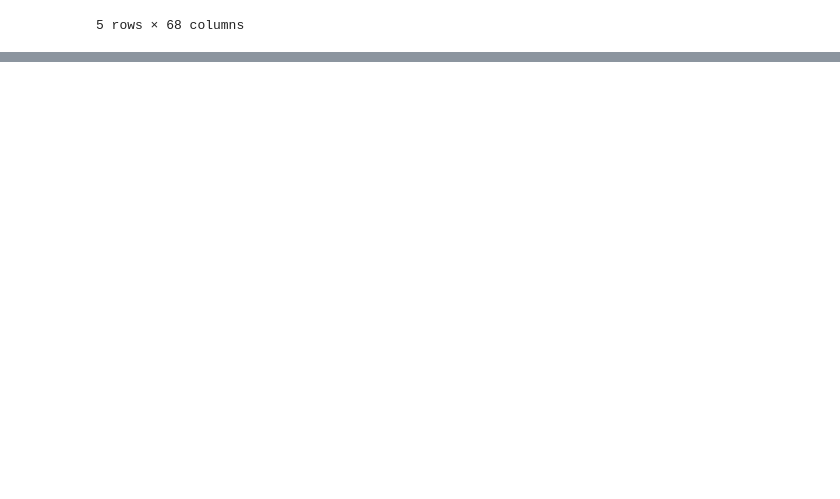
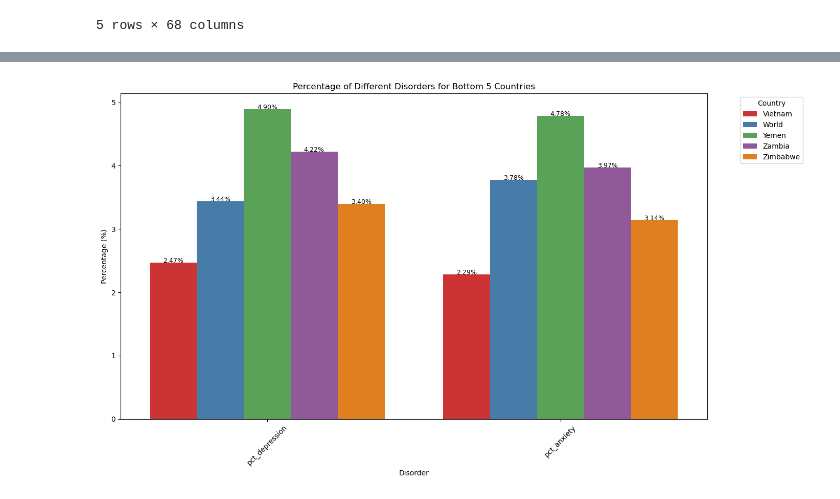
Before and after one commit to Global-Mindscape/Mindscape, a Jupyter notebook: working_vs_mental_stability.ipynb, the cells around one changed output, grey strips where cells are left out. Saved outputs shown, nothing was run; the diff lists cells and outputs as text; code cells hidden in the pictures; blank space fills up the shorter version.

```diff
--- a/working_vs_mental_stability.ipynb
+++ b/working_vs_mental_stability.ipynb
@@ -289,0 +428,7 @@ push_to_sql(df_master, table_name, engine, schema)
+# %%
+schema = 'cgn_analytics_24_1'
+engine = get_engine()
+sql_config = get_sql_config()
+
+sql_query = f'select * FROM {schema}.mindscape_df_master;'
+mindscape_df = get_dataframe(sql_query)
@@ -289,0 +445,3 @@ push_to_sql(df_master, table_name, engine, schema)
+# %%
+mindscape_df_filtered = mindscape_df[mindscape_df['year'] == 2019]
+mindscape_df_sort = mindscape_df_filtered.sort_values(by='avg_working_hours', ascending=False)
@@ -289,0 +505,39 @@ push_to_sql(df_master, table_name, engine, schema)
+# %%
+# Sort the dataframe by 'avg_working_hours' and take the top 5 countries
+df_bottom5 = mindscape_df_filtered.sort_values(by='avg_working_hours', ascending=False).tail()
+
+# Selecting relevant columns for plotting
+df_plot = df_bottom5[['country', 'avg_working_hours', 'pct_depression', 'pct_anxiety']]
+
+# Melt the dataframe to reshape it for plotting
+df_plot_melted = pd.melt(df_plot, id_vars=['country', 'avg_working_hours'],
+                         var_name='Disorder', value_name='Percentage')
+
+# Set up the plot
+plt.figure(figsize=(14, 8))
+
+# Plotting
+ax = sns.barplot(x='Disorder', y='Percentage', hue='country', data=df_plot_melted, errorbar=None)
+
+# Annotate bars with percentage values
+for p in ax.patches:
+    ax.annotate(f'{p.get_height():.2f}%',
+                (p.get_x() + p.get_width() / 2., p.get_height()),
+                ha='center', va='baseline', fontsize=9)
+
+# Setting labels and title
+plt.title('Percentage of Different Disorders for Bottom 5 Countries')
+plt.xlabel('Disorder')
+plt.ylabel('Percentage (%)')
+
+# Rotate x-axis labels for better visibility
+plt.xticks(rotation=45)
+
+# Show legend
+plt.legend(title='Country', bbox_to_anchor=(1.05, 1), loc='upper left')
+
+# Display the plot
+plt.tight_layout()
+plt.show()
+# %% [output]
+[figure, added]
```
Also changed, not shown: parts of 71 cells of this notebook, 10 other files.
